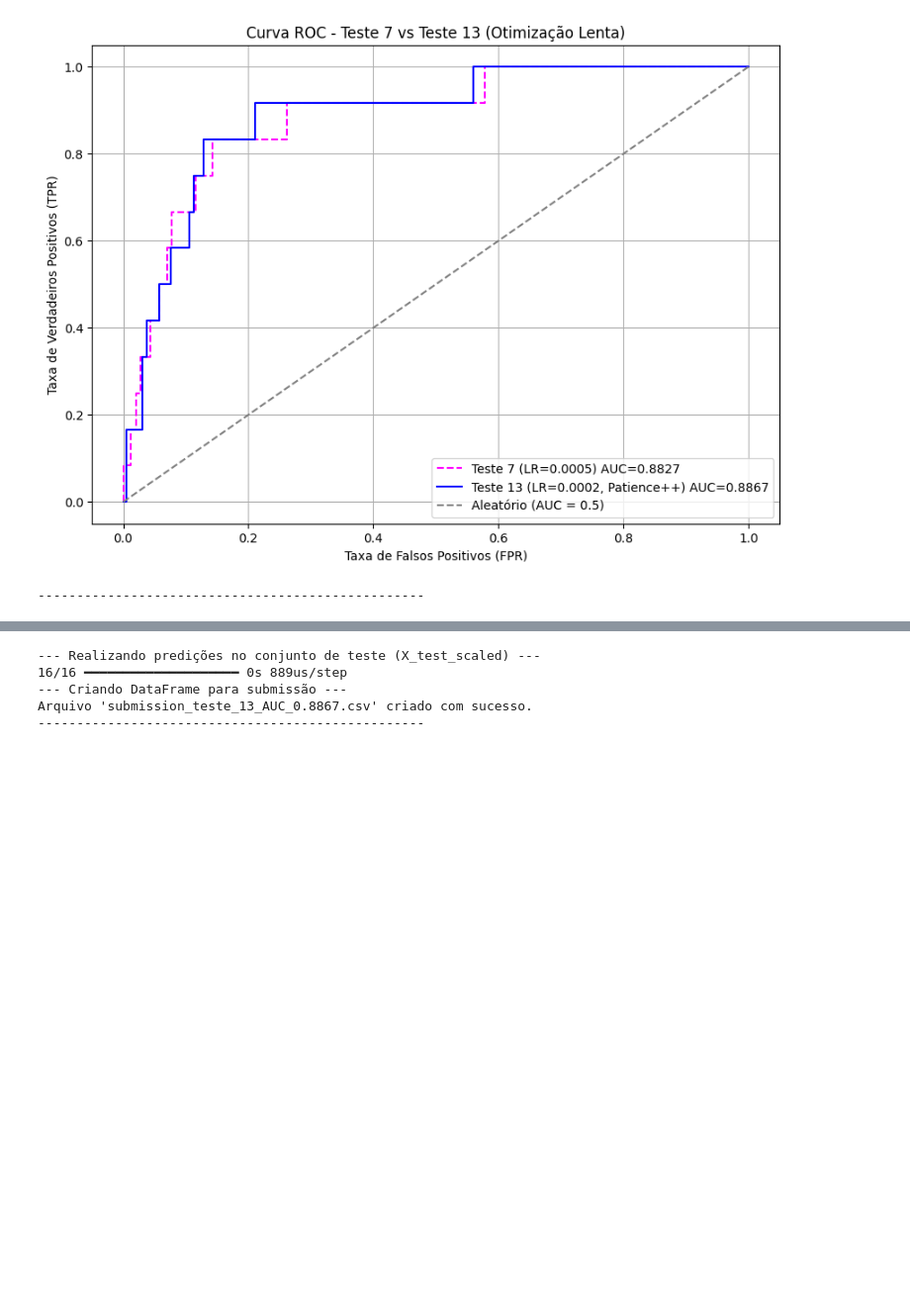
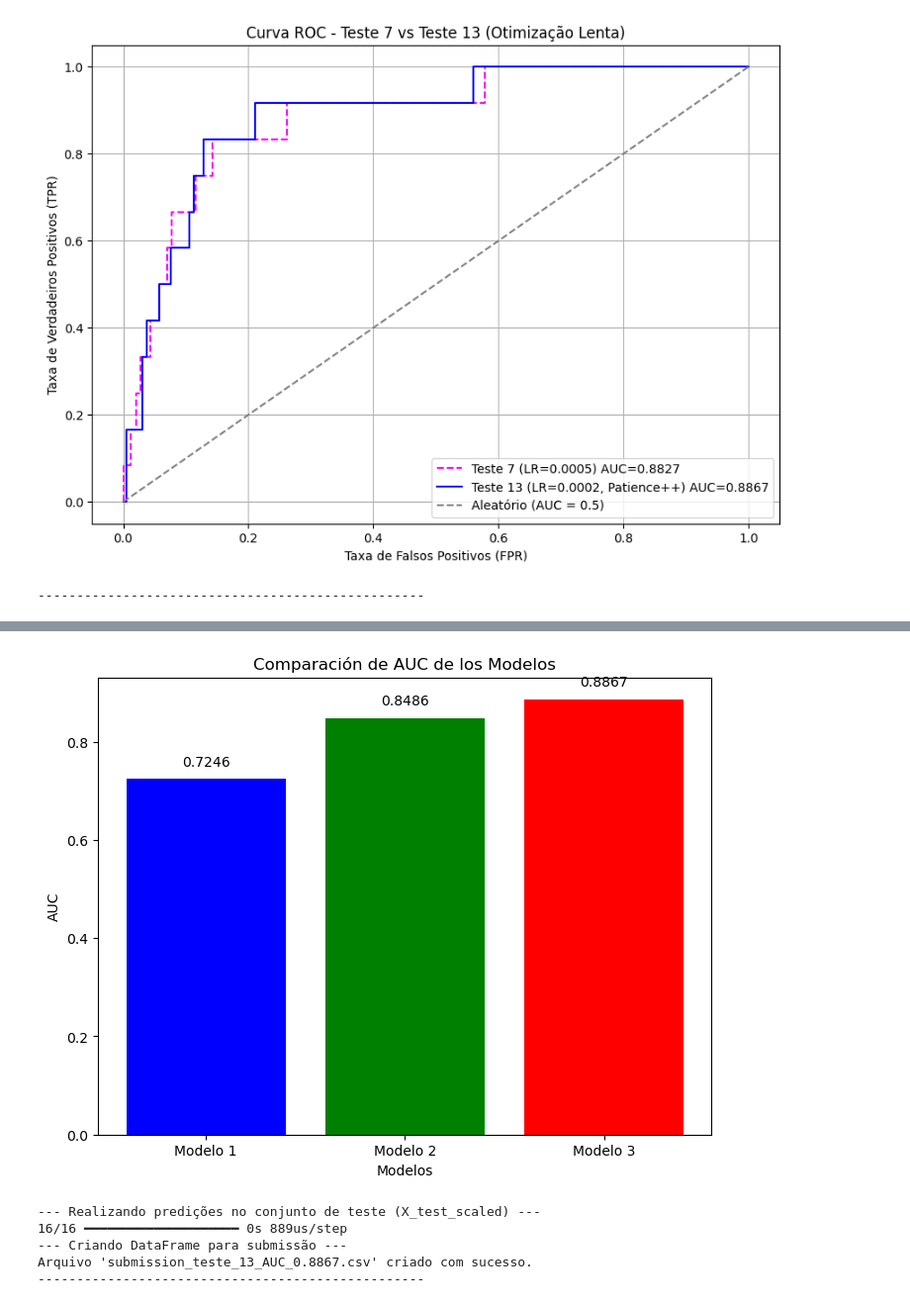
Before and after one commit to felipelobatodasilva/MiniProyecto, a Jupyter notebook: scripts/04 - 3 modelos completos+preprocesamiento2.ipynb, the cells around one changed output, grey strips where cells are left out. Shown at 99% size. Drawn from its saved outputs; the diff is of its cells as text; code cells hidden in the pictures; blank space fills up the shorter version.

```diff
--- a/scripts/04 - 3 modelos completos+preprocesamiento2.ipynb
+++ b/scripts/04 - 3 modelos completos+preprocesamiento2.ipynb
@@ -815,3 +766,27 @@ print("-" * 50)
+# %%
+import matplotlib.pyplot as plt
+
+# AUCs de los modelos
+modelos = ['Modelo 1', 'Modelo 2', 'Modelo 3']
+auc_values = [0.7246, 0.8486, 0.8867]
+
+# Crear el gráfico de barras
+plt.figure(figsize=(8, 6))
+plt.bar(modelos, auc_values, color=['blue', 'green', 'red'])
+
+# Etiquetas y título
+plt.xlabel('Modelos')
+plt.ylabel('AUC')
+plt.title('Comparación de AUC de los Modelos')
+
+# Mostrar el valor de AUC en la parte superior de las barras
+for i, v in enumerate(auc_values):
+    plt.text(i, v + 0.02, f'{v:.4f}', ha='center', va='bottom')
+
+# Mostrar el gráfico
+plt.show()
+# %% [output]
+[figure, added]
 # %%
 # Utiliza el modelo 'modelo_teste_13_nb' entrenado en la celda anterior
 print("--- Realizando predicciones en el conjunto de prueba (X_test_scaled) ---")
```
Also changed, not shown: parts of 12 cells of this notebook, 4 other files.
